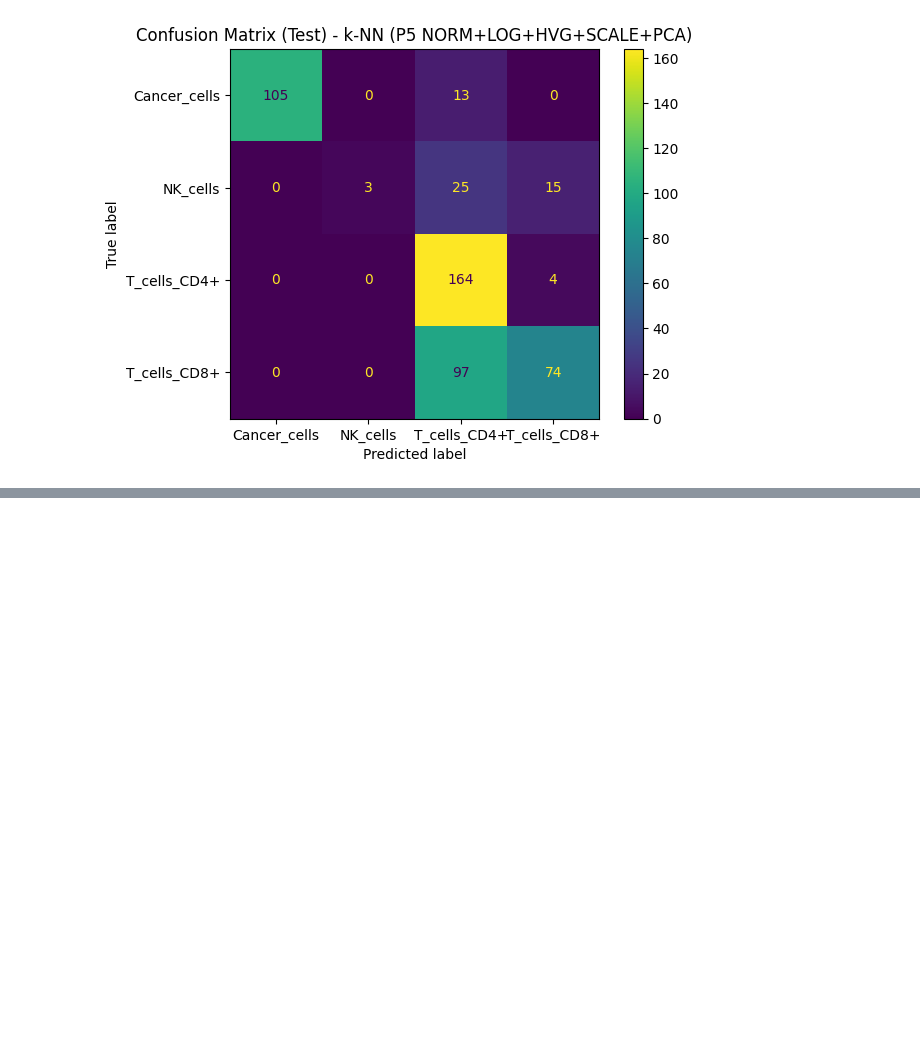
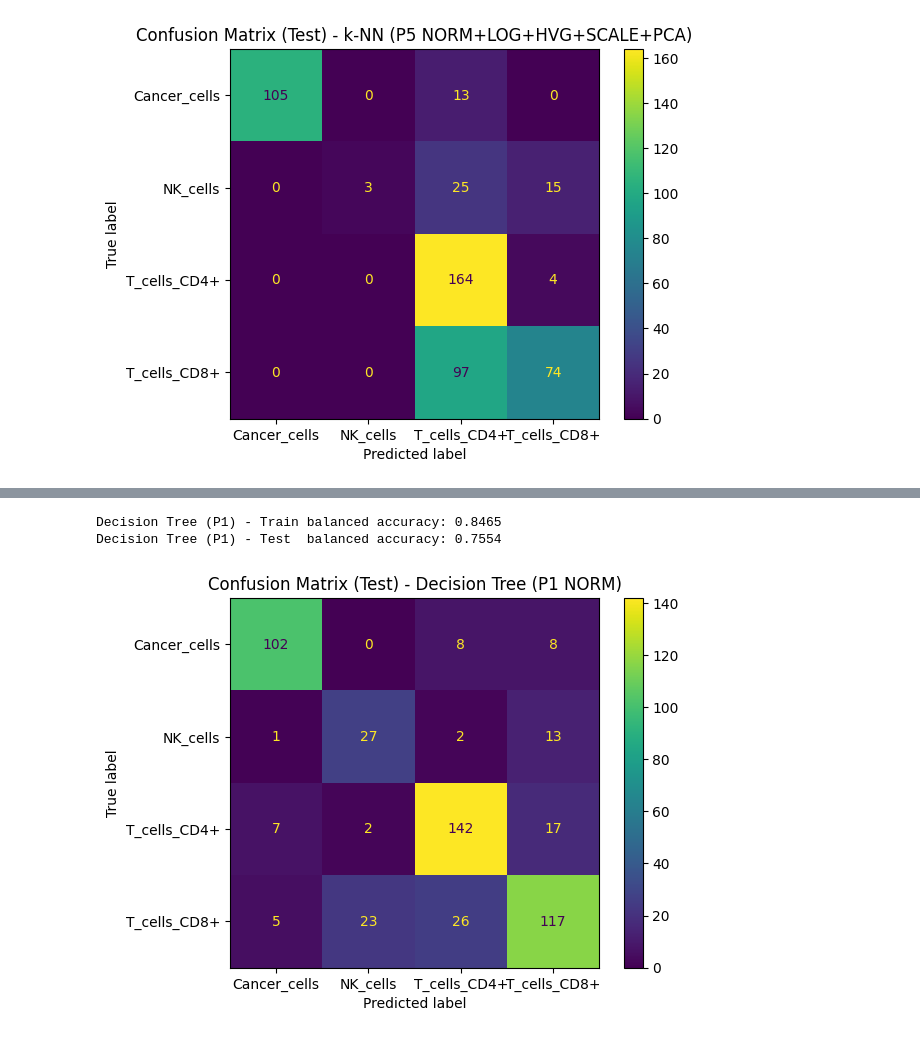
Before and after one commit to DataCampDS/scmark-classification-data-shinobi, a Jupyter notebook: model_training_before_submission.ipynb, the cells around one changed output, grey strips where cells are left out. Saved outputs shown, nothing was run; the diff lists cells and outputs as text; code cells hidden in the pictures; blank space fills up the shorter version.

```diff
--- a/model_training_before_submission.ipynb
+++ b/model_training_before_submission.ipynb
@@ -1201,0 +1330,29 @@ k-NN (P5) - Test  balanced accuracy: 0.5921
+# %%
+pipe_dt_p1 = Pipeline(
+    [
+        ("DecisionTree", DecisionTreeClassifier(
+            max_depth=8,
+            min_samples_leaf=20,
+            min_samples_split=2,
+            class_weight="balanced",
+            random_state=42
+        )),
+    ]
+)
+
+pipe_dt_p1.fit(X_train_1, y_train)
+y_train_pred = pipe_dt_p1.predict(X_train_1)
+y_test_pred  = pipe_dt_p1.predict(X_test_1)
+
+print("Decision Tree (P1) - Train balanced accuracy:", round(balanced_accuracy_score(y_train, y_train_pred), 4))
+print("Decision Tree (P1) - Test  balanced accuracy:", round(balanced_accuracy_score(y_test, y_test_pred), 4))
+
+cm = confusion_matrix(y_test, y_test_pred, labels=pipe_dt_p1.classes_)
+disp = ConfusionMatrixDisplay(confusion_matrix=cm, display_labels=pipe_dt_p1.classes_)
+disp.plot()
+plt.title("Confusion Matrix (Test) - Decision Tree (P1 NORM)")
+plt.show()
+# %% [output]
+Decision Tree (P1) - Train balanced accuracy: 0.8465
+Decision Tree (P1) - Test  balanced accuracy: 0.7554
+[figure, added]
```
Also changed, not shown: parts of 37 cells of this notebook, 5 other files.
